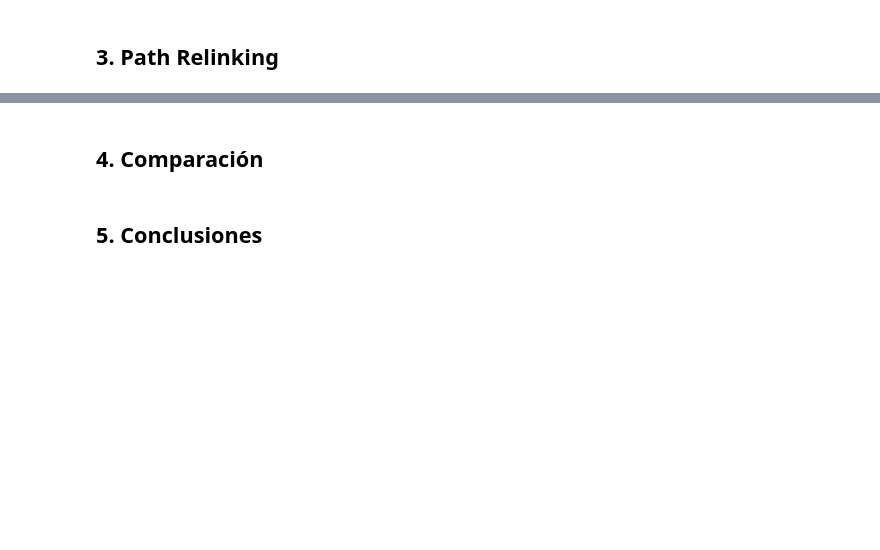
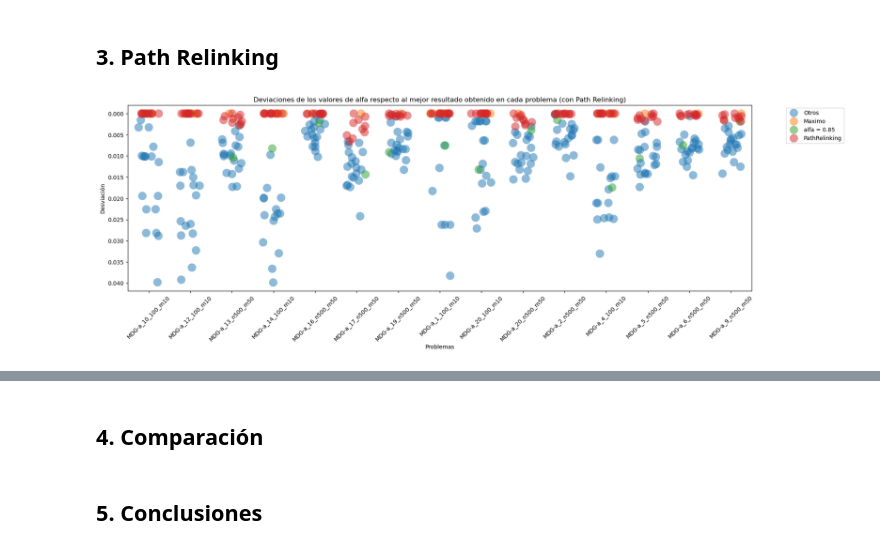
Before and after one commit to ensabai/Trabajo-Log-stica, a Jupyter notebook: notebook.ipynb, the cells around one changed output, grey strips where cells are left out. Cells and saved outputs as stored; diff of their text form; code cells hidden in the pictures; blank space fills up the shorter version.

Commit message:
Añadido path relinking (creo)

```diff
--- a/notebook.ipynb
+++ b/notebook.ipynb
@@ -68,2 +68,42 @@ plt.show()
 # %% [markdown]
 ## 3. Path Relinking
+# %%
+path_relinking = []
+
+for archivo in data["archivo"].unique():
+    df_archivo = data[data["archivo"] == archivo].copy()
+    # Ordenar las soluciones por Dev (menor desviación mejor)
+    df_archivo = df_archivo.sort_values("Dev")
+
+    if len(df_archivo) >= 2:
+        start = df_archivo.iloc[0]
+        target = df_archivo.iloc[1]
+
+        # Generar puntos intermedios (por ejemplo, 10 puntos)
+        alphas_path = np.linspace(start["alpha"], target["alpha"], num=10)
+        valores_path = np.linspace(start["valor"], target["valor"], num=10)
+
+        for alpha_inter, valor_inter in zip(alphas_path, valores_path):
+            path_relinking.append({
+                "archivo": archivo,
+                "alpha": alpha_inter,
+                "valor": valor_inter,
+                "Maximo": start["Maximo"],  # Usamos el mismo máximo
+                "Dev": (start["Maximo"] - valor_inter) / start["Maximo"],
+                "Color": "PathRelinking"
+            })
+
+# Agregar los puntos de Path Relinking al DataFrame original
+data = pd.concat([data, pd.DataFrame(path_relinking)], ignore_index=True)
+# %%
+fig, ax = plt.subplots(figsize=(20,6))
+sns.stripplot(data=data, x="archivo", y="Dev", hue="Color", alpha=.5, ax=ax, size=15, jitter=0.25)
+ax.tick_params(axis='x', rotation=45)
+ax.set_xlabel("Problemas")
+ax.set_ylabel("Desviación")
+ax.set_title("Deviaciones de los valores de alfa respecto al mejor resultado obtenido en cada problema (con Path Relinking)")
+ax.invert_yaxis()
+plt.legend(bbox_to_anchor=(1.05, 1), loc='upper left')
+plt.show()
+# %% [output]
+[figure, added]
```
Also changed, not shown: parts of 2 cells of this notebook.
